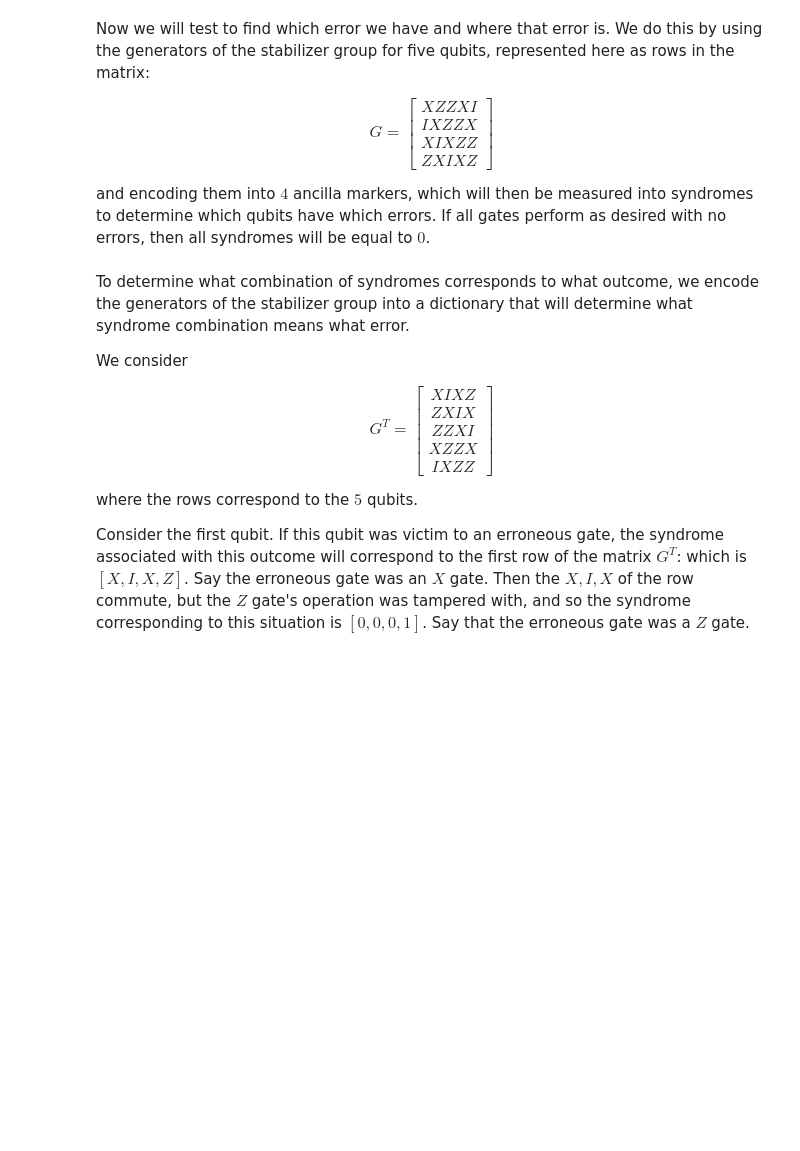
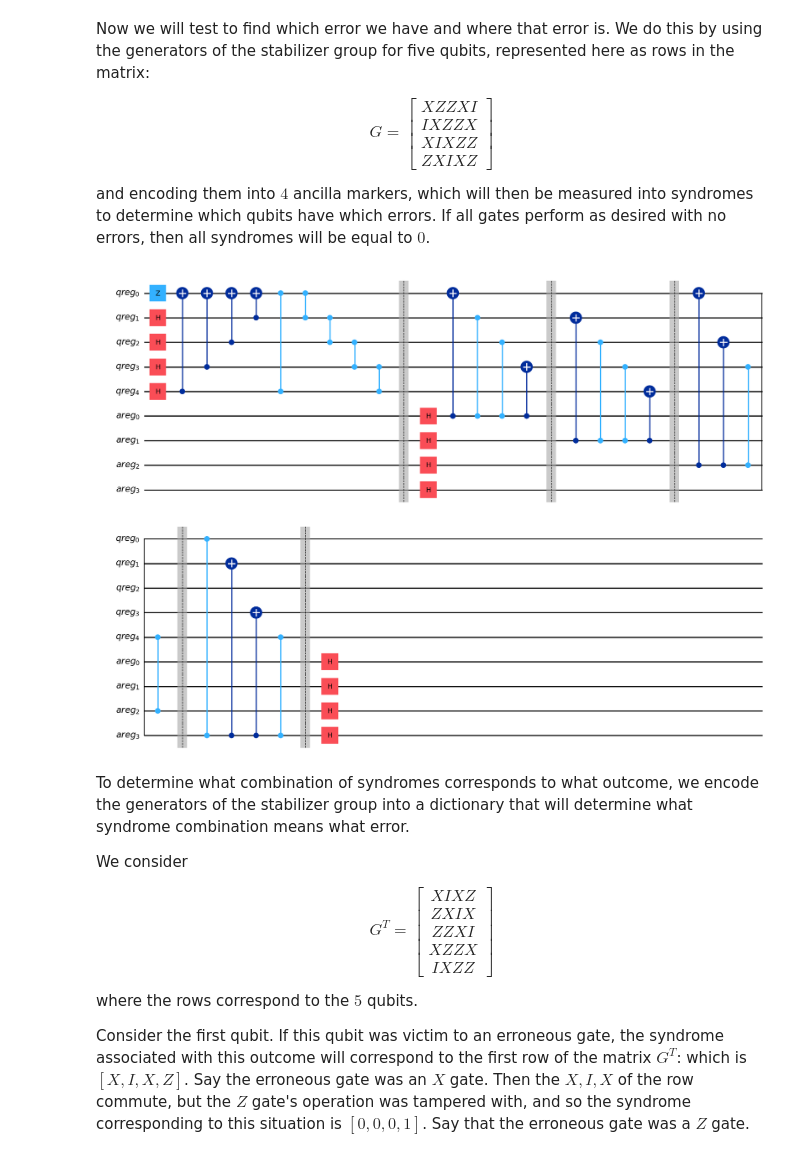
Before and after one commit to TessCollins/QuantumErrorCorrection, a Jupyter notebook: qec-code.ipynb, the cells around one changed output. Saved outputs shown, nothing was run; the diff lists cells and outputs as text; code cells hidden in the pictures; blank space fills up the shorter version.

```diff
--- a/qec-code.ipynb
+++ b/qec-code.ipynb
@@ -33,8 +33,8 @@ def setup_qubits(qc,qreg,x): #sets up the qubits so they have their logical zero
 
     inv = qc.inverse()
     return qc,inv
-# qreg = QuantumRegister(5,name = 'qreg')
-# qc = QuantumCircuit(qreg,name='[5,1,3]')
-# [qc,inv] = setup_qubits(qc,qreg)
-# display(qc.draw())
-# Statevector(qc).draw('latex')
+qreg = QuantumRegister(5,name = 'qreg')
+qc = QuantumCircuit(qreg,name='[5,1,3]')
+[qc,inv] = setup_qubits(qc,qreg,0)
+display(qc.draw())
+Statevector(qc).draw('latex')
@@ -70,43 +83,45 @@ def adding_ancillas(qc,qreg,areg): #performs tests aligning with the basis error
     qc.cx(areg[0],qreg[0])
     qc.cz(areg[0],qreg[1])
     qc.cz(areg[0],qreg[2])
     qc.cx(areg[0],qreg[3])
     qc.barrier()
 
     qc.cx(areg[1],qreg[1])
     qc.cz(areg[1],qreg[2])
     qc.cz(areg[1],qreg[3])
     qc.cx(areg[1],qreg[4])
     qc.barrier()
 
     qc.cx(areg[2],qreg[0])
     qc.cx(areg[2],qreg[2])
     qc.cz(areg[2],qreg[3])
     qc.cz(areg[2],qreg[4])
     qc.barrier()
 
     qc.cz(areg[3],qreg[0])
     qc.cx(areg[3],qreg[1])
     qc.cx(areg[3],qreg[3])
     qc.cz(areg[3],qreg[4])
     qc.barrier()
 
     qc.h(areg)
 
     return qc
 
-# areg=AncillaRegister(4,name='areg') #add in the ancillas that test for the errors that'll go to syndrome land
-# qc.add_register(areg)
-# qc.barrier()
-# qc = adding_ancillas(qc,qreg,areg)
-# display(qc.draw())
+areg=AncillaRegister(4,name='areg') #add in the ancillas that test for the errors that'll go to syndrome land
+qc.add_register(areg)
+qc.barrier()
+qc = adding_ancillas(qc,qreg,areg)
+display(qc.draw('mpl'))
 
-# #add in the syndromes and measure the ancilla bits to them
-# syns=ClassicalRegister(4,name='syns')
-# qc.add_register(syns)
+#add in the syndromes and measure the ancilla bits to them
+syns=ClassicalRegister(4,name='syns')
+qc.add_register(syns)
 
-# for j in range(4):
-#     qc.measure(areg[j],syns[j])
+for j in range(4):
+    qc.measure(areg[j],syns[j])
+# %% [output]
+[figure, added]
 # %% [markdown]
 To determine what combination of syndromes corresponds to what outcome, we encode the generators of the stabilizer group into a dictionary that will determine what syndrome combination means what error.
 
```
Also changed, not shown: parts of 7 cells of this notebook.
